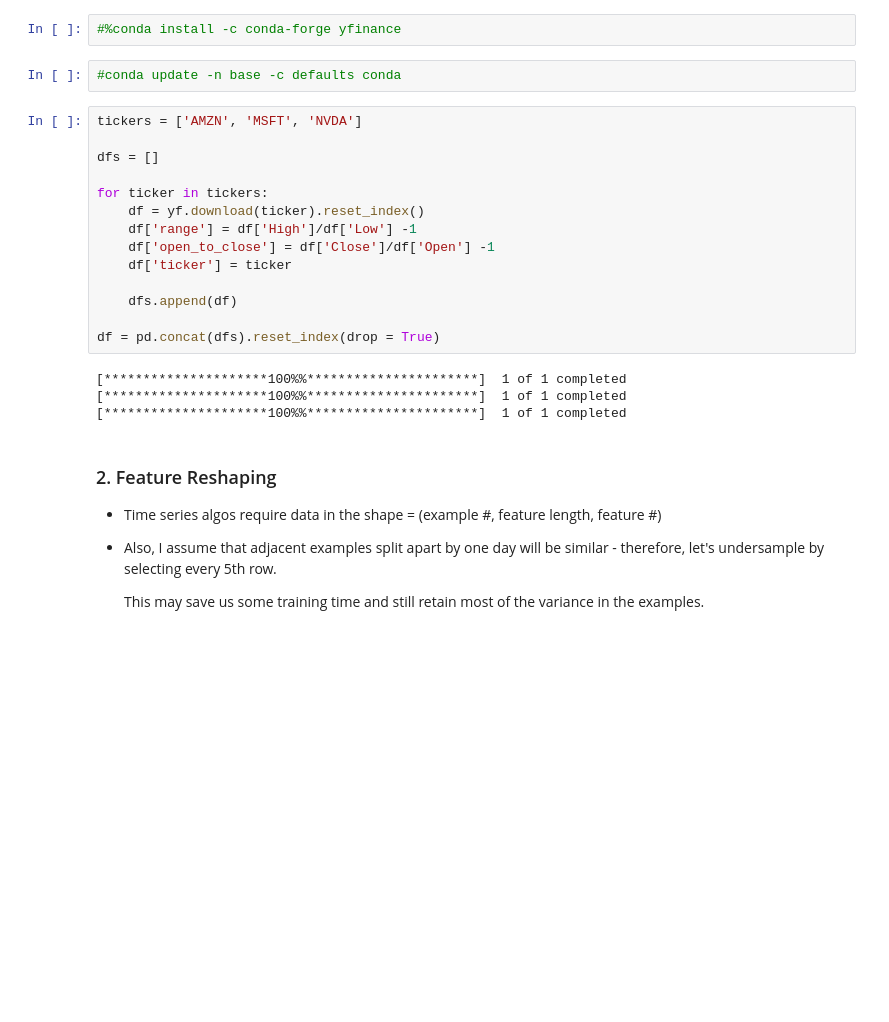
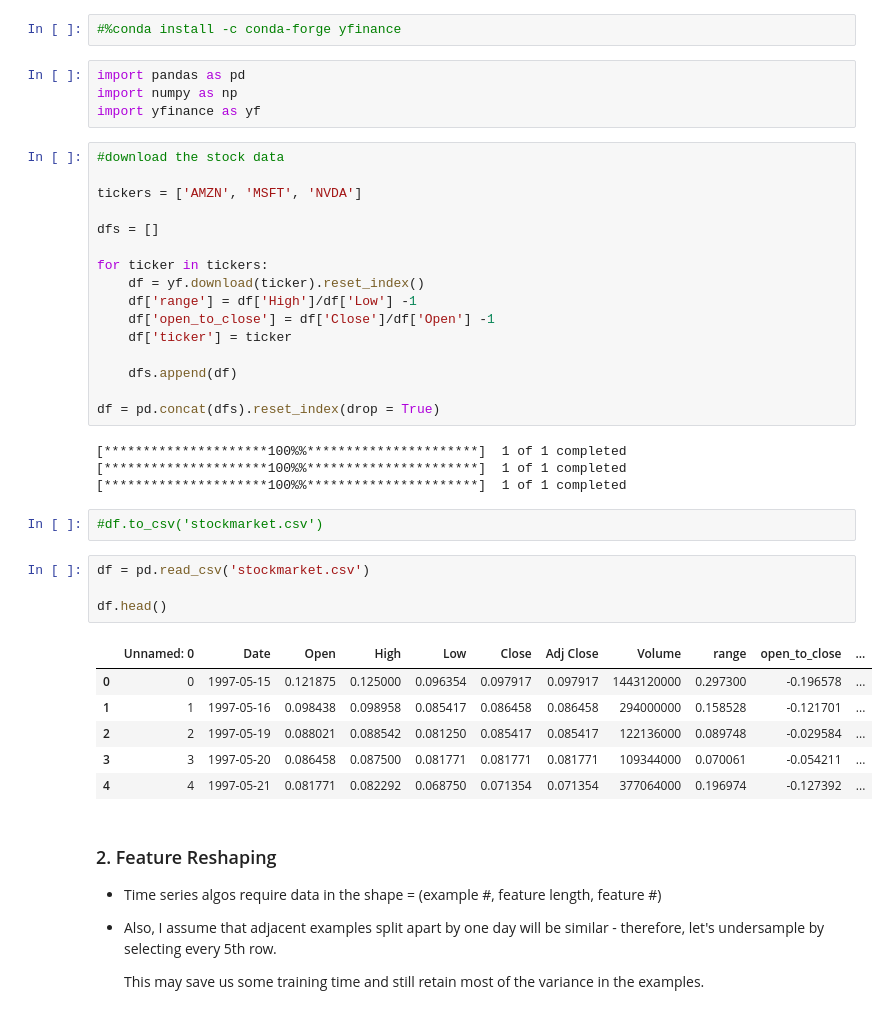
Before and after one commit to AnefuIII/time_series_pattern_scanner, a Jupyter notebook: Time_series_pattern_scanner.ipynb, the cells around one changed output. Drawn from its saved outputs; the diff is of its cells as text; blank space fills up the shorter version.

```diff
--- a/Time_series_pattern_scanner.ipynb
+++ b/Time_series_pattern_scanner.ipynb
@@ -17,8 +13,12 @@ import yfinance as yf
 # %%
 #%conda install -c conda-forge yfinance
-# %%
-#conda update -n base -c defaults conda
+# %%
+import pandas as pd
+import numpy as np
+import yfinance as yf
 # %%
+#download the stock data
+
 tickers = ['AMZN', 'MSFT', 'NVDA']
 
 dfs = []
@@ -36,6 +36,19 @@ df = pd.concat(dfs).reset_index(drop = True)
 [*********************100%%**********************]  1 of 1 completed
 [*********************100%%**********************]  1 of 1 completed
 [*********************100%%**********************]  1 of 1 completed
+# %%
+#df.to_csv('stockmarket.csv')
+# %%
+df = pd.read_csv('stockmarket.csv')
+
+df.head()
+# %% [output]
+|  | Unnamed: 0 | Date | Open | High | Low | Close | Adj Close | Volume | range | open_to_close | ... |
+| 0 | 0 | 1997-05-15 | 0.121875 | 0.125000 | 0.096354 | 0.097917 | 0.097917 | 1443120000 | 0.297300 | -0.196578 | ... |
+| 1 | 1 | 1997-05-16 | 0.098438 | 0.098958 | 0.085417 | 0.086458 | 0.086458 | 294000000 | 0.158528 | -0.121701 | ... |
+| 2 | 2 | 1997-05-19 | 0.088021 | 0.088542 | 0.081250 | 0.085417 | 0.085417 | 122136000 | 0.089748 | -0.029584 | ... |
+| 3 | 3 | 1997-05-20 | 0.086458 | 0.087500 | 0.081771 | 0.081771 | 0.081771 | 109344000 | 0.070061 | -0.054211 | ... |
+| 4 | 4 | 1997-05-21 | 0.081771 | 0.082292 | 0.068750 | 0.071354 | 0.071354 | 377064000 | 0.196974 | -0.127392 | ... |
 # %% [markdown]
 ### 2. Feature Reshaping
 
```
Also changed, not shown: parts of 29 cells of this notebook.
